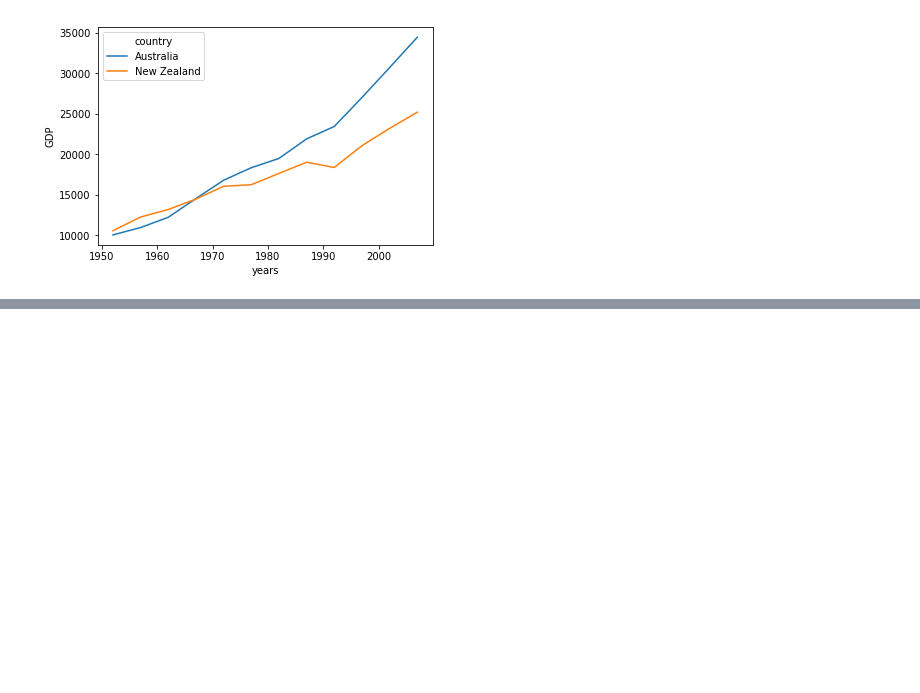
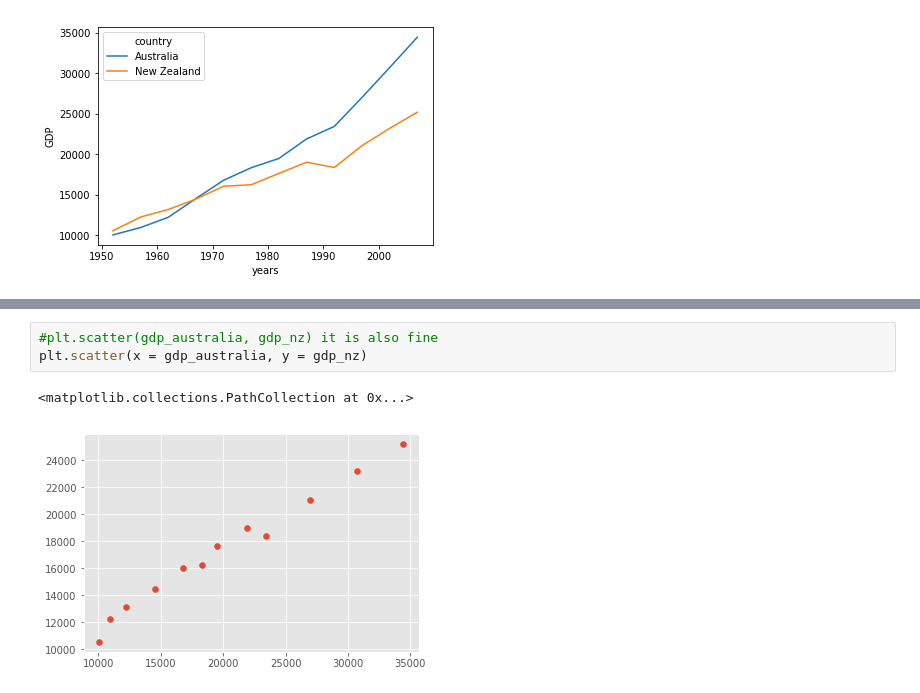
Before and after one commit to sjp1018/Python-Day2, a Jupyter notebook: code/Day2_code.ipynb, the cells around one changed output, grey strips where cells are left out. Saved outputs shown, nothing was run; the diff lists cells and outputs as text; blank space fills up the shorter version.

```diff
--- a/code/Day2_code.ipynb
+++ b/code/Day2_code.ipynb
@@ -133,0 +161,6 @@ Text(0,0.5,'GDP')
+# %%
+#plt.scatter(gdp_australia, gdp_nz) it is also fine
+plt.scatter(x = gdp_australia, y = gdp_nz)
+# %% [output]
+<matplotlib.collections.PathCollection at 0x...>
+[figure, added]
```
Also changed, not shown: parts of 15 cells of this notebook.
